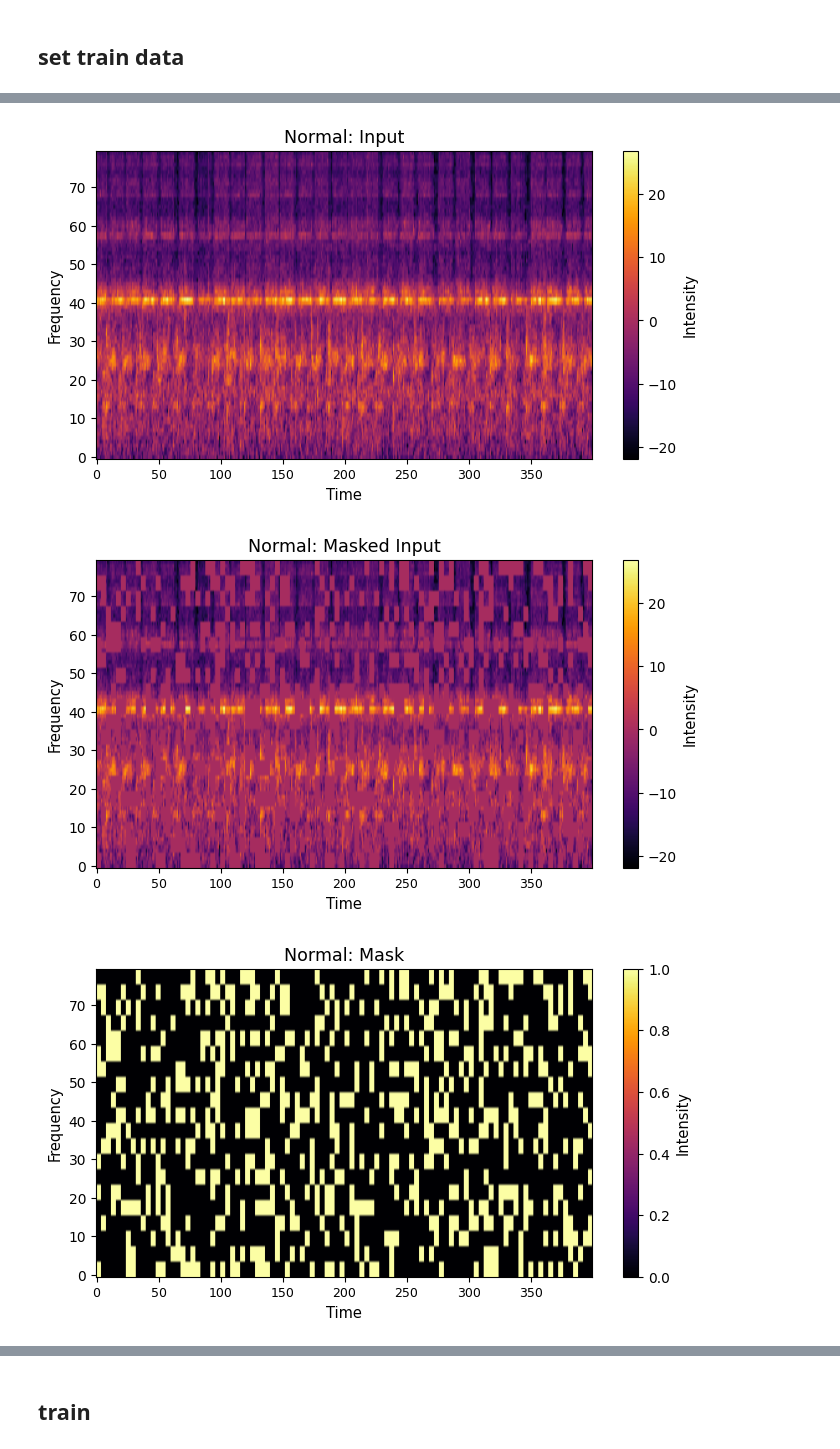
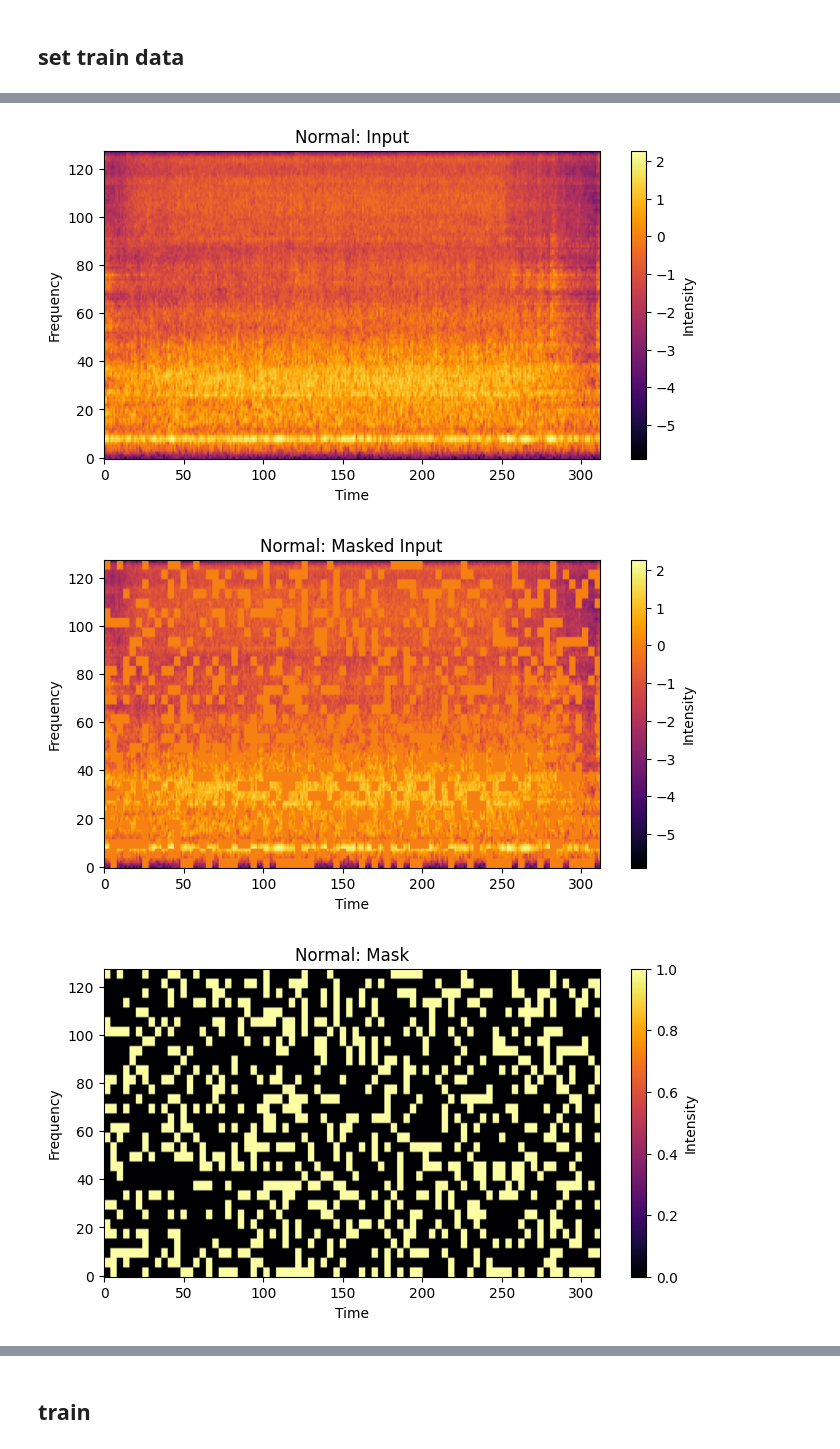
Before and after one commit to Maab-Nimir/Faithful-Explanations-in-Acoustic-Anomaly-Detection, a Jupyter notebook: maskedAE.ipynb, the cells around one changed output, grey strips where cells are left out. Drawn from its saved outputs; the diff is of its cells as text; code cells hidden in the pictures.

Commit message:
dcase scripts

```diff
--- a/maskedAE.ipynb
+++ b/maskedAE.ipynb
@@ -96,18 +98,49 @@ torch.manual_seed(seed_value)
 random.seed(seed_value)
 np.random.seed(seed_value)
 
+# if train:
+#     d = CustomDataset([
+#         "data/training/2x3/",
+#         "data/training/2x4/",
+#         "data/training/2x6/",
+#         "data/training/machine_start_stop/"
+#     ], patch_size=(patchsize, patchsize), mask_ratio=maskratio) #, fixed_masking=True) # just for visualization for methodology
+# else:
+#     d = CustomDataset([
+#         "data/evaluation/normal/",
+#     ], patch_size=(patchsize, patchsize), mask_ratio=maskratio)
 if train:
     d = CustomDataset([
-        "data/training/2x3/",
-        "data/training/2x4/",
-        "data/training/2x6/",
-        "data/training/machine_start_stop/"
-    ], patch_size=(patchsize, patchsize), mask_ratio=maskratio) #, fixed_masking=True) # just for visualization for methodology
+        "/home/ulaval.ca/maelr5/scratch/acoustic-monitoring/dcase2022/dev_spectrograms/ToyCar/train/",
+        "/home/ulaval.ca/maelr5/scratch/acoustic-monitoring/dcase2022/dev_spectrograms/ToyTrain/train/",
+        "/home/ulaval.ca/maelr5/scratch/acoustic-monitoring/dcase2022/dev_spectrograms/bearing/train/",
+        "/home/ulaval.ca/maelr5/scratch/acoustic-monitoring/dcase2022/dev_spectrograms/fan/train/",
+        "/home/ulaval.ca/maelr5/scratch/acoustic-monitoring/dcase2022/dev_spectrograms/gearbox/train/",
+        "/home/ulaval.ca/maelr5/scratch/acoustic-monitoring/dcase2022/dev_spectrograms/slider/train/",
+        "/home/ulaval.ca/maelr5/scratch/acoustic-monitoring/dcase2022/dev_spectrograms/valve/train/",
+    ], patch_size=(patchsize, patchsize), mask_ratio=maskratio, fixed_masking=True)
 else:
     d = CustomDataset([
-        "data/evaluation/normal/",
+        "/home/ulaval.ca/maelr5/scratch/acoustic-monitoring/dcase2022/dev_spectrograms/ToyCar/test/normal/",
+        "/home/ulaval.ca/maelr5/scratch/acoustic-monitoring/dcase2022/dev_spectrograms/ToyTrain/test/normal/",
+        "/home/ulaval.ca/maelr5/scratch/acoustic-monitoring/dcase2022/dev_spectrograms/bearing/test/normal/",
+        "/home/ulaval.ca/maelr5/scratch/acoustic-monitoring/dcase2022/dev_spectrograms/fan/test/normal/",
+        "/home/ulaval.ca/maelr5/scratch/acoustic-monitoring/dcase2022/dev_spectrograms/gearbox/test/normal/",
+        "/home/ulaval.ca/maelr5/scratch/acoustic-monitoring/dcase2022/dev_spectrograms/slider/test/normal/",
+        "/home/ulaval.ca/maelr5/scratch/acoustic-monitoring/dcase2022/dev_spectrograms/valve/test/normal/",
     ], patch_size=(patchsize, patchsize), mask_ratio=maskratio)
+d_anomalies = CustomDataset([
+            "/home/ulaval.ca/maelr5/scratch/acoustic-monitoring/dcase2022/dev_spectrograms/ToyCar/test/anomaly/",
+            "/home/ulaval.ca/maelr5/scratch/acoustic-monitoring/dcase2022/dev_spectrograms/ToyTrain/test/anomaly/",
+            "/home/ulaval.ca/maelr5/scratch/acoustic-monitoring/dcase2022/dev_spectrograms/bearing/test/anomaly/",
+            "/home/ulaval.ca/maelr5/scratch/acoustic-monitoring/dcase2022/dev_spectrograms/fan/test/anomaly/",
+            "/home/ulaval.ca/maelr5/scratch/acoustic-monitoring/dcase2022/dev_spectrograms/gearbox/test/anomaly/",
+            "/home/ulaval.ca/maelr5/scratch/acoustic-monitoring/dcase2022/dev_spectrograms/slider/test/anomaly/",
+            "/home/ulaval.ca/maelr5/scratch/acoustic-monitoring/dcase2022/dev_spectrograms/valve/test/anomaly/",
+        ], patch_size=(patchsize, patchsize), mask_ratio=maskratio)
 
 # visualize one sample from the normal dataset
+print(len(d))
 show_example_from_dataset(d, index=888, title_prefix='Normal')
+show_example_from_dataset(d_anomalies, index=0, title_prefix='anomaly')
 # %% [output]
@@ -114,3 +152,3 @@ show_example_from_dataset(d, index=888, title_prefix='Normal')
-[figure, old version]
+[figure, new version]
-[figure, old version]
+[figure, new version]
-[figure, old version]
+[figure, new version]
```
Also changed, not shown: parts of 11 cells of this notebook, 14 other files.
